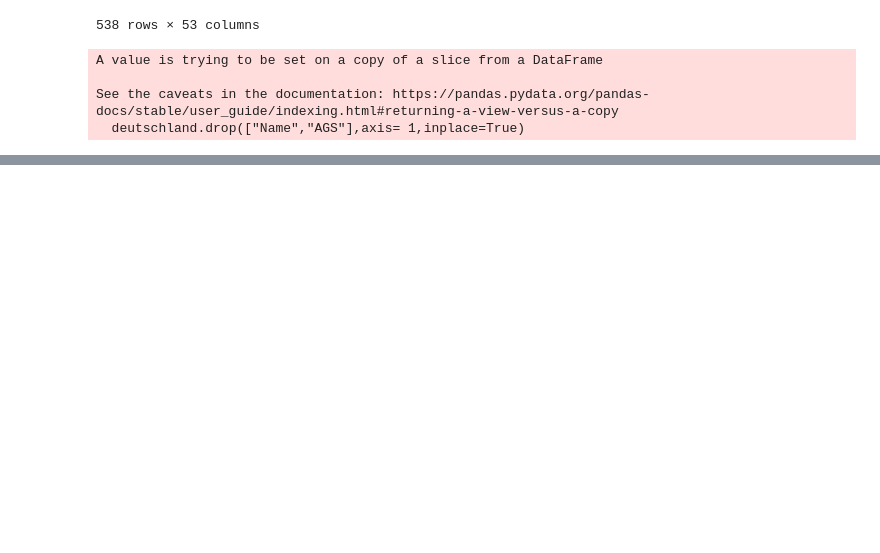
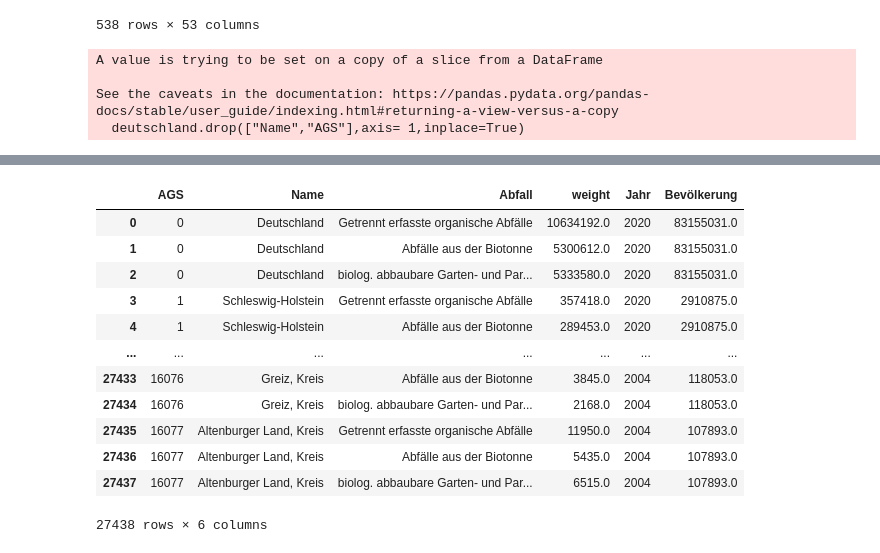
Before and after one commit to uclab-potsdam/klimataz, a Jupyter notebook: data/waste/final_data_waste_landkreis.ipynb, the cells around one changed output, grey strips where cells are left out. Cells and saved outputs as stored; diff of their text form; code cells hidden in the pictures; blank space fills up the shorter version.

```diff
--- a/data/waste/final_data_waste_landkreis.ipynb
+++ b/data/waste/final_data_waste_landkreis.ipynb
@@ -169,0 +220,19 @@ See the caveats in the documentation: https://pandas.pydata.org/pandas-docs/stab
+# %%
+#merge waste_df with population
+merged_wa = norm_wa.merge(pop_df, on = ['AGS','Jahr'], how='left')
+merged_wa['Bevölkerung'] =merged_wa['Bevölkerung'].apply(pd.to_numeric, errors='coerce')
+merged_wa
+# %% [output]
+|  | AGS | Name | Abfall | weight | Jahr | Bevölkerung |
+| 0 | 0 | Deutschland | Getrennt erfasste organische Abfälle | 10634192.0 | 2020 | 83155031.0 |
+| 1 | 0 | Deutschland | Abfälle aus der Biotonne | 5300612.0 | 2020 | 83155031.0 |
+| 2 | 0 | Deutschland | biolog. abbaubare Garten- und Par... | 5333580.0 | 2020 | 83155031.0 |
+| 3 | 1 | Schleswig-Holstein | Getrennt erfasste organische Abfälle | 357418.0 | 2020 | 2910875.0 |
+| 4 | 1 | Schleswig-Holstein | Abfälle aus der Biotonne | 289453.0 | 2020 | 2910875.0 |
+| ... | ... | ... | ... | ... | ... | ... |
+| 27433 | 16076 | Greiz, Kreis | Abfälle aus der Biotonne | 3845.0 | 2004 | 118053.0 |
+| 27434 | 16076 | Greiz, Kreis | biolog. abbaubare Garten- und Par... | 2168.0 | 2004 | 118053.0 |
+| 27435 | 16077 | Altenburger Land, Kreis | Getrennt erfasste organische Abfälle | 11950.0 | 2004 | 107893.0 |
+| 27436 | 16077 | Altenburger Land, Kreis | Abfälle aus der Biotonne | 5435.0 | 2004 | 107893.0 |
+| 27437 | 16077 | Altenburger Land, Kreis | biolog. abbaubare Garten- und Par... | 6515.0 | 2004 | 107893.0 |
+27438 rows × 6 columns
```
Also changed, not shown: parts of 7 cells of this notebook, 1 other file.
